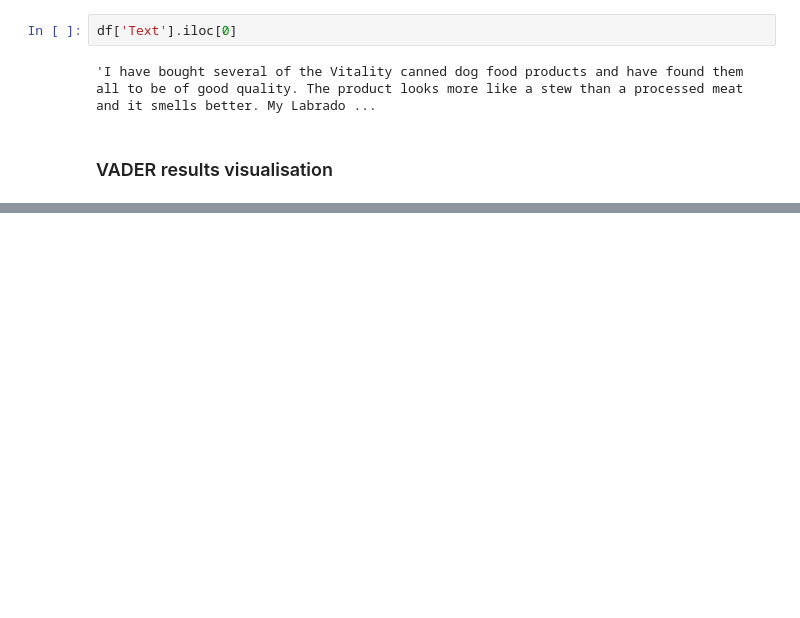
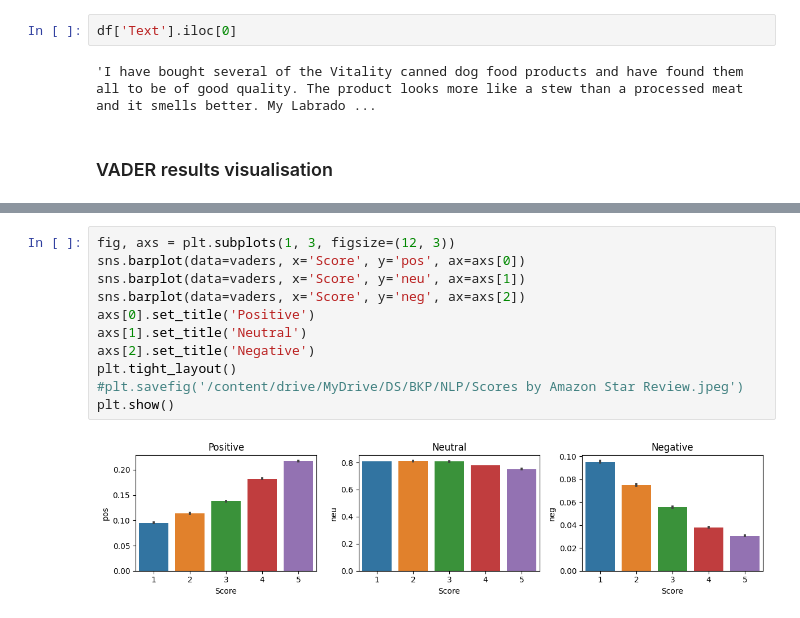
Before and after one commit to Lyu-Sterkh/Sentiment-analysis, a Jupyter notebook: Sentiment_Analysis.ipynb, the cells around one changed output, grey strips where cells are left out. Cells and saved outputs as stored; diff of their text form; blank space fills up the shorter version.

```diff
--- a/Sentiment_Analysis.ipynb
+++ b/Sentiment_Analysis.ipynb
@@ -413,0 +417,13 @@ plt.show()
+# %%
+fig, axs = plt.subplots(1, 3, figsize=(12, 3))
+sns.barplot(data=vaders, x='Score', y='pos', ax=axs[0])
+sns.barplot(data=vaders, x='Score', y='neu', ax=axs[1])
+sns.barplot(data=vaders, x='Score', y='neg', ax=axs[2])
+axs[0].set_title('Positive')
+axs[1].set_title('Neutral')
+axs[2].set_title('Negative')
+plt.tight_layout()
+#plt.savefig('/content/drive/MyDrive/DS/ВКР/NLP/Scores by Amazon Star Review.jpeg')
+plt.show()
+# %% [output]
+[figure, added]
```
Also changed, not shown: parts of 4 cells of this notebook.
